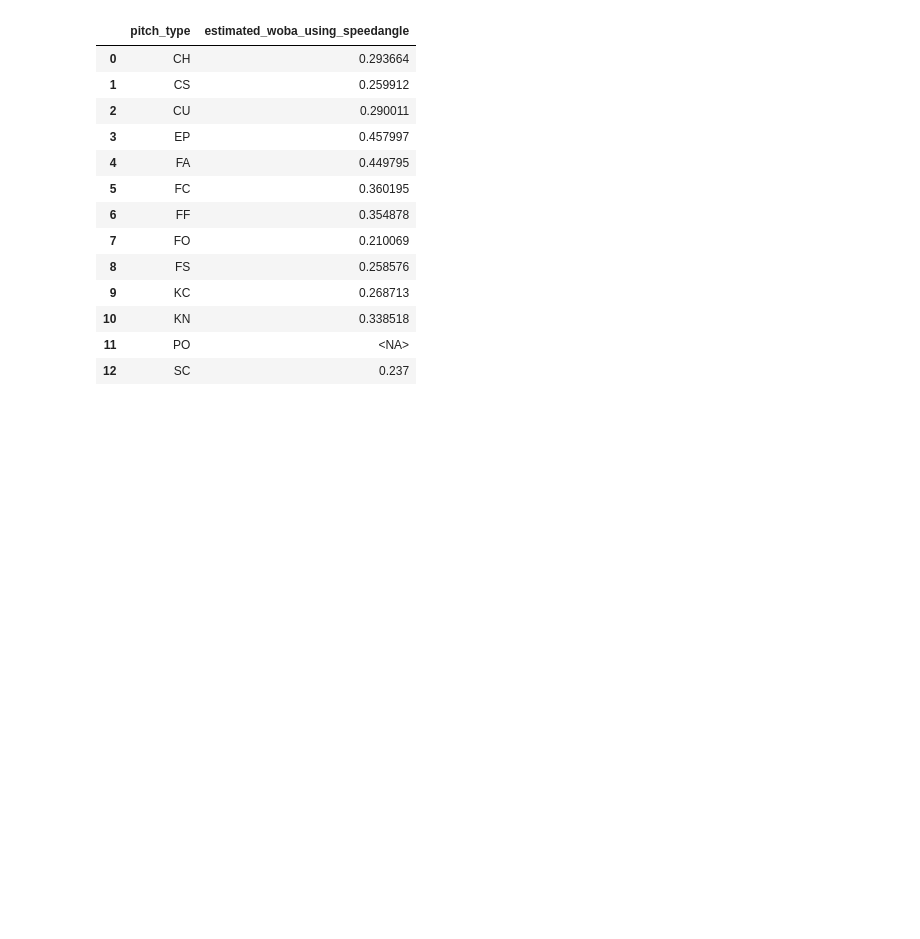
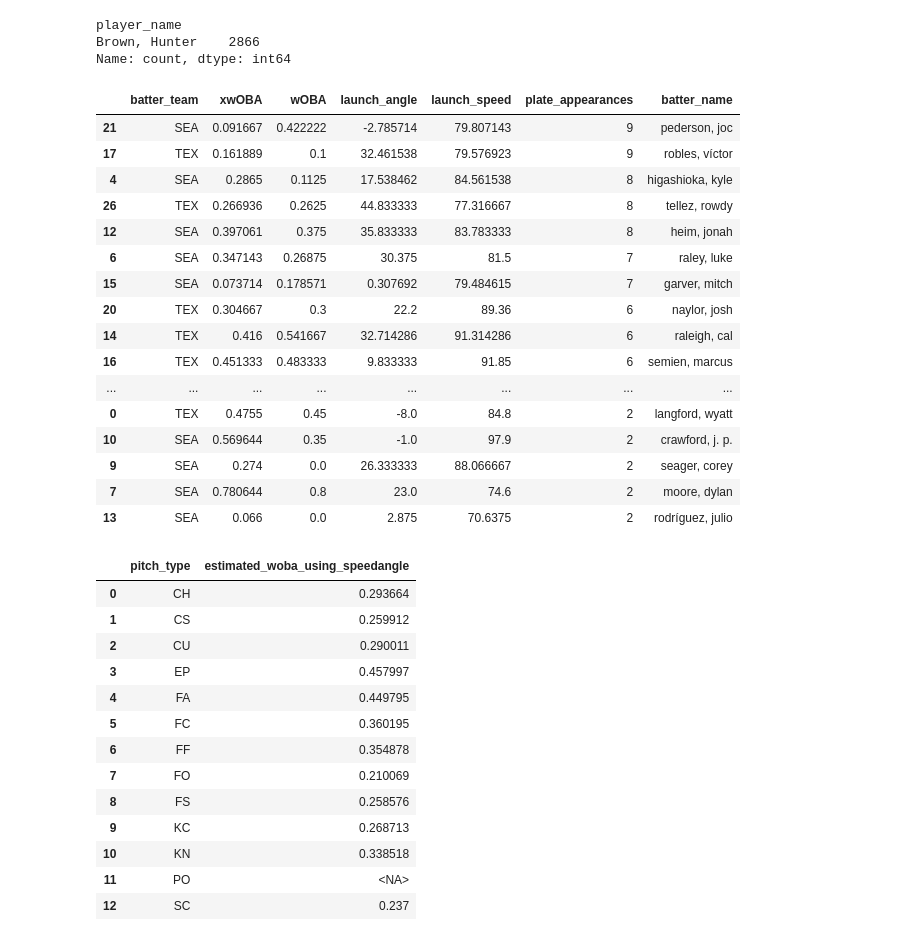
Before and after one commit to brianhockett/mlb-scouting-report, a Jupyter notebook: testing-notebook.ipynb, the cells around one changed output. Saved outputs shown, nothing was run; the diff lists cells and outputs as text; code cells hidden in the pictures; blank space fills up the shorter version.

```diff
--- a/testing-notebook.ipynb
+++ b/testing-notebook.ipynb
@@ -157,3 +149,52 @@ Pitch Usage Against Right-handed hitters:
+# %%
+player_stats['player_name'].value_counts(dropna = False)
+# %% [output]
+player_name
+Brown, Hunter    2866
+Name: count, dtype: int64
+# %%
+hb_sea = player_stats[
+    (player_stats['home_team'] == 'SEA') | (player_stats['away_team'] == 'SEA') | (player_stats['home_team'] == 'TEX') | (player_stats['away_team'] == 'TEX')].copy()
+
+# Assign batter_team based on the filtered conditions
+def get_batter_team(row):
+    if row['home_team'] in ['SEA', 'TEX']:
+        return row['home_team']
+    elif row['away_team'] in ['SEA', 'TEX']:
+        return row['away_team']
+
+hb_sea['batter_team'] = hb_sea.apply(get_batter_team, axis=1)
+
+hb_sea = hb_sea.groupby(['batter', 'batter_team']).agg(
+    xwOBA=('estimated_woba_using_speedangle', 'mean'),
+    wOBA=('woba_value', 'mean'),
+    launch_angle=('launch_angle', 'mean'),
+    launch_speed=('launch_speed', 'mean'),
+    plate_appearances=('estimated_woba_using_speedangle', 'count')
+).reset_index()
+
+names_df = pb.playerid_reverse_lookup(hb_sea['batter'])
+hb_sea['batter_name'] = hb_sea['batter_name'] = names_df['name_last'] + ', ' + names_df['name_first']
+hb_sea.drop(columns = ['batter'], inplace = True)
+display(hb_sea.sort_values(by = 'plate_appearances', ascending = False))
+# %% [output]
+|  | batter_team | xwOBA | wOBA | launch_angle | launch_speed | plate_appearances | batter_name |
+| 21 | SEA | 0.091667 | 0.422222 | -2.785714 | 79.807143 | 9 | pederson, joc |
+| 17 | TEX | 0.161889 | 0.1 | 32.461538 | 79.576923 | 9 | robles, víctor |
+| 4 | SEA | 0.2865 | 0.1125 | 17.538462 | 84.561538 | 8 | higashioka, kyle |
+| 26 | TEX | 0.266936 | 0.2625 | 44.833333 | 77.316667 | 8 | tellez, rowdy |
+| 12 | SEA | 0.397061 | 0.375 | 35.833333 | 83.783333 | 8 | heim, jonah |
+| 6 | SEA | 0.347143 | 0.26875 | 30.375 | 81.5 | 7 | raley, luke |
+| 15 | SEA | 0.073714 | 0.178571 | 0.307692 | 79.484615 | 7 | garver, mitch |
+| 20 | TEX | 0.304667 | 0.3 | 22.2 | 89.36 | 6 | naylor, josh |
+| 14 | TEX | 0.416 | 0.541667 | 32.714286 | 91.314286 | 6 | raleigh, cal |
+| 16 | TEX | 0.451333 | 0.483333 | 9.833333 | 91.85 | 6 | semien, marcus |
+| ... | ... | ... | ... | ... | ... | ... | ... |
+| 0 | TEX | 0.4755 | 0.45 | -8.0 | 84.8 | 2 | langford, wyatt |
+| 10 | SEA | 0.569644 | 0.35 | -1.0 | 97.9 | 2 | crawford, j. p. |
+| 9 | SEA | 0.274 | 0.0 | 26.333333 | 88.066667 | 2 | seager, corey |
+| 7 | SEA | 0.780644 | 0.8 | 23.0 | 74.6 | 2 | moore, dylan |
+| 13 | SEA | 0.066 | 0.0 | 2.875 | 70.6375 | 2 | rodríguez, julio |
 # %%
 # xWOBA on changeups from RHP
 data.head()
```
Also changed, not shown: parts of 10 cells of this notebook, 2 other files.
